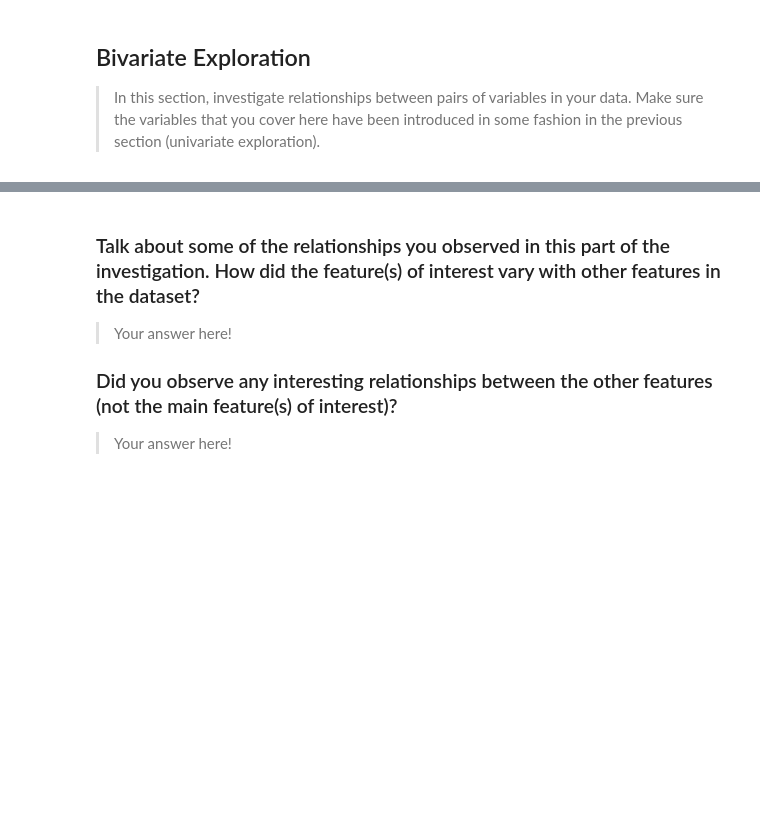
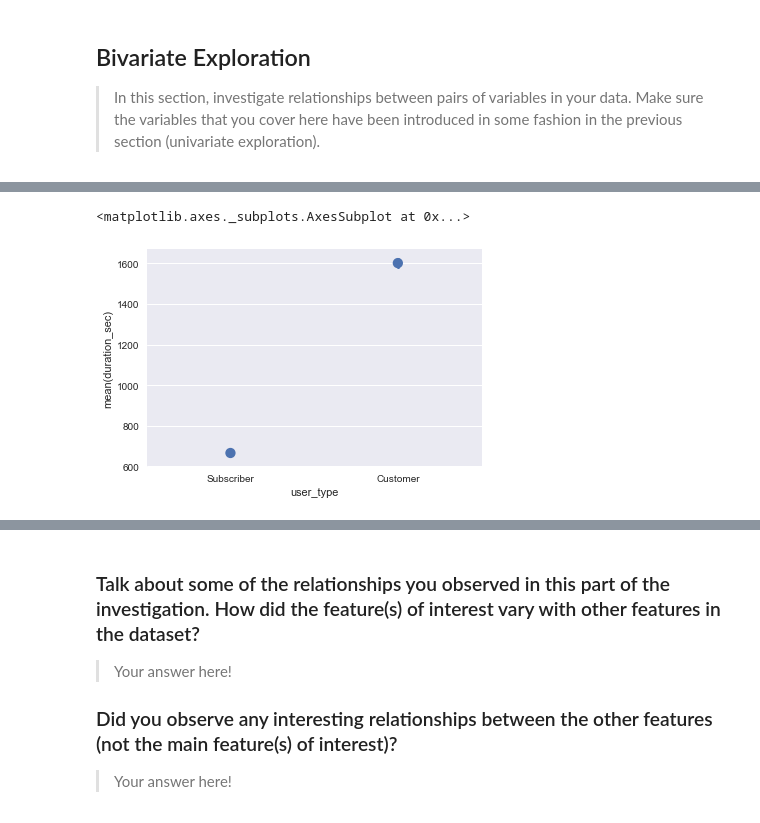
Before and after one commit to infoStunde/DAND-Project5, a Jupyter notebook: exploration_template.ipynb, the cells around one changed output, grey strips where cells are left out. Drawn from its saved outputs; the diff is of its cells as text; code cells hidden in the pictures; blank space fills up the shorter version.

```diff
--- a/exploration_template.ipynb
+++ b/exploration_template.ipynb
@@ -153,0 +193,6 @@ fashion in the previous section (univariate exploration).
+# %%
+# Does the average trip length depends on customer type if a user is a subscriber or customer?
+sns.pointplot(data=rides, x='user_type', y='duration_sec', linestyles='')
+# %% [output]
+<matplotlib.axes._subplots.AxesSubplot at 0x...>
+[figure, added]
```
Also changed, not shown: parts of 38 cells of this notebook, 1 other file.
